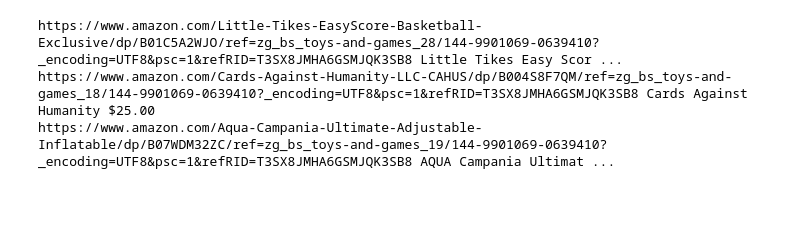
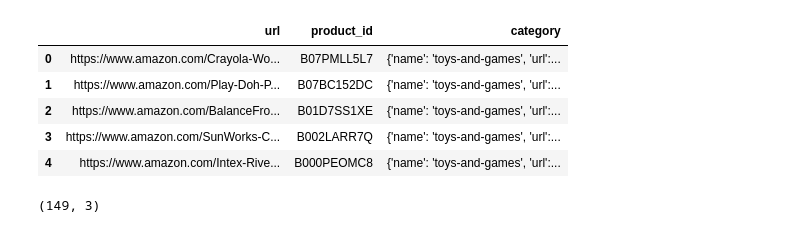
Before and after one commit to Eqillano/AmazonPriceTracker, a Jupyter notebook: Parse URL with Regex.ipynb, the cells around one changed output. Cells and saved outputs as stored; diff of their text form; code cells hidden in the pictures; blank space fills up the shorter version.

```diff
--- a/Parse URL with Regex.ipynb
+++ b/Parse URL with Regex.ipynb
@@ -5,6 +8,13 @@ import time
 from requests_html import HTML
 from selenium import webdriver
 from selenium.webdriver.chrome.options import Options
+# %%
+BASE_DIR = Path.cwd()
+DATA_DIR = BASE_DIR / 'data'
+if not DATA_DIR.exists():
+   DATA_DIR.mkdir(exist_ok=True)
+product_category_links_output = DATA_DIR / 'category-products.csv'
+product_output = DATA_DIR / 'products.csv'
 # %%
 options = Options()
 options.add_argument('--headless')
@@ -156,6 +138,17 @@ def perform_scrape(cleaned_items=[]):
+# %%
+
+df = pd.read_csv(product_category_links_output)
+df.head()
+# %% [output]
+|  | url | product_id | category |
+| 0 | https://www.amazon.com/Crayola-Wo... | B07PMLL5L7 | {'name': 'toys-and-games', 'url':... |
+| 1 | https://www.amazon.com/Play-Doh-P... | B07BC152DC | {'name': 'toys-and-games', 'url':... |
+| 2 | https://www.amazon.com/BalanceFro... | B01D7SS1XE | {'name': 'toys-and-games', 'url':... |
+| 3 | https://www.amazon.com/SunWorks-C... | B002LARR7Q | {'name': 'toys-and-games', 'url':... |
+| 4 | https://www.amazon.com/Intex-Rive... | B000PEOMC8 | {'name': 'toys-and-games', 'url':... |
 # %%
-extracted_data = perform_scrape(cleaned_links)
+#extracted_data = perform_scrape(cleaned_links)
-# %% [output]
-https://www.amazon.com/Little-Tikes-EasyScore-Basketball-Exclusive/dp/B01C5A2WJO/ref=zg_bs_toys-and-games_28/144-9901069-0639410?_encoding=UTF8&psc=1&refRID=T3SX8JMHA6GSMJQK3SB8 Little Tikes Easy Scor ...
-https://www.amazon.com/Cards-Against-Humanity-LLC-CAHUS/dp/B004S8F7QM/ref=zg_bs_toys-and-games_18/144-9901069-0639410?_encoding=UTF8&psc=1&refRID=T3SX8JMHA6GSMJQK3SB8 Cards Against Humanity $25.00
-https://www.amazon.com/Aqua-Campania-Ultimate-Adjustable-Inflatable/dp/B07WDM32ZC/ref=zg_bs_toys-and-games_19/144-9901069-0639410?_encoding=UTF8&psc=1&refRID=T3SX8JMHA6GSMJQK3SB8 AQUA Campania Ultimat ...
+# %%
+df.shape
+# %% [output]
+(149, 3)
```
Also changed, not shown: parts of 27 cells of this notebook, 1 other file.
